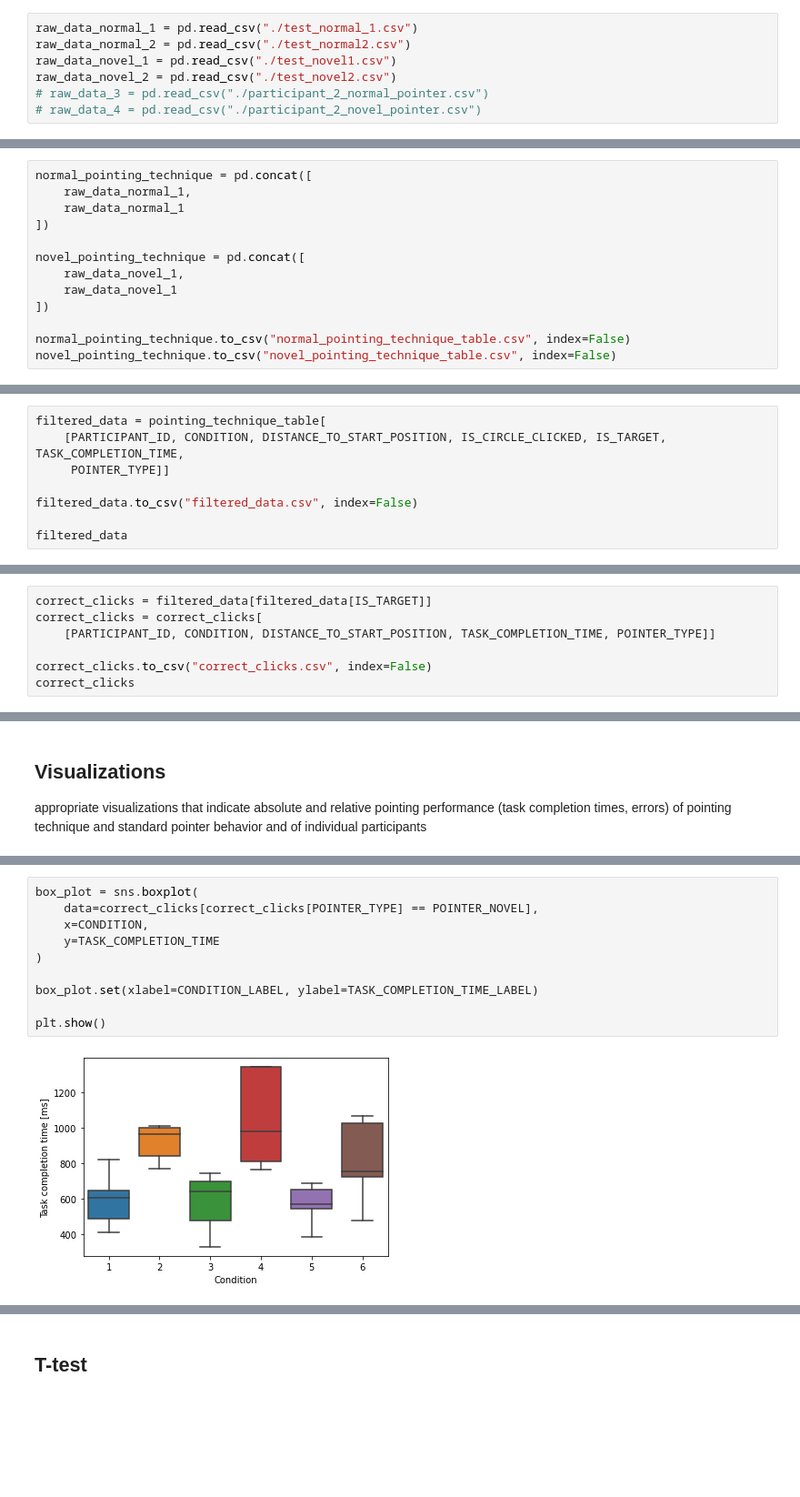
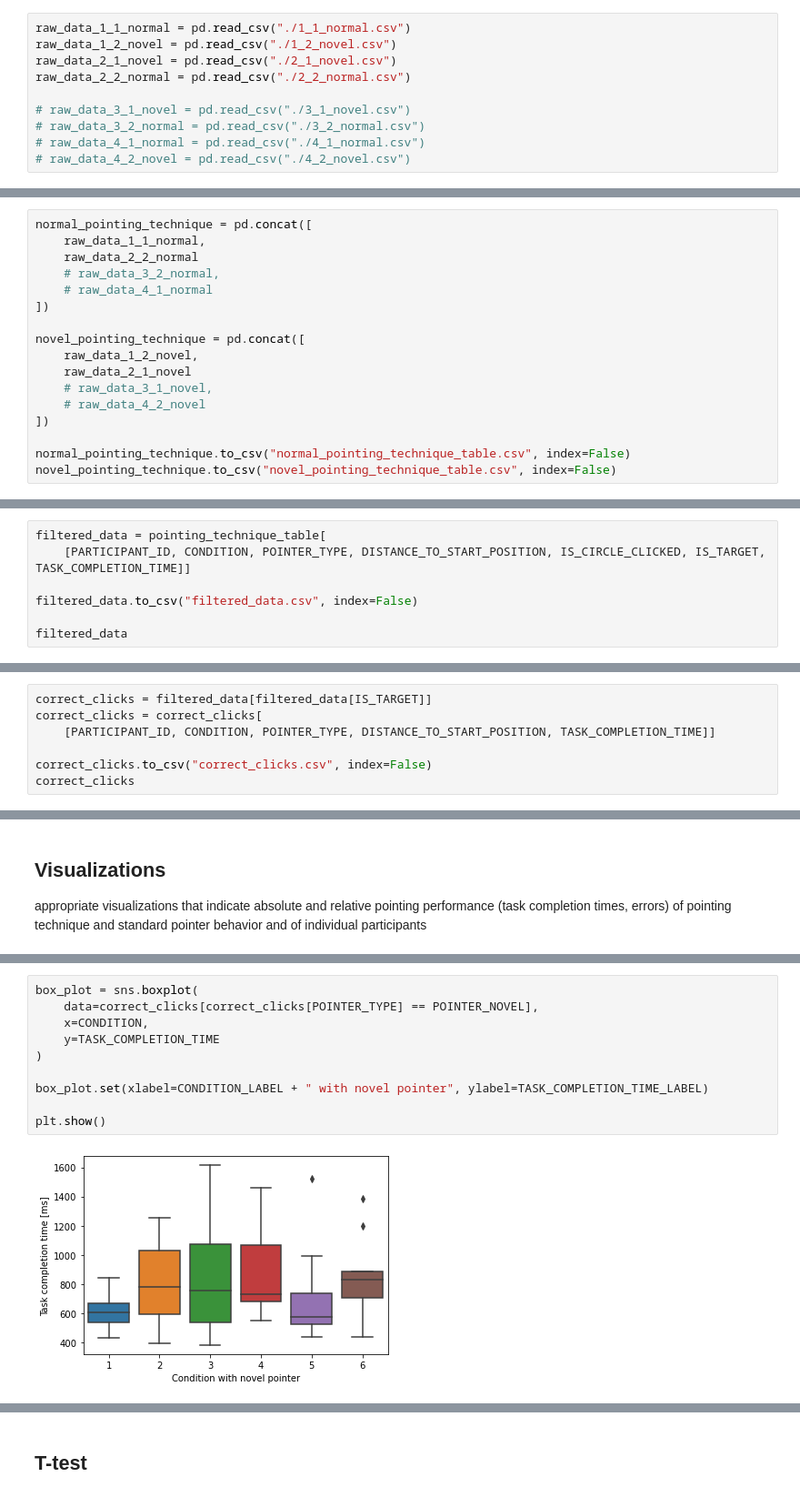
Before and after one commit to ITT-21SS-UR/assignment-04-sc, a Jupyter notebook: experiment/pointing_technique_experiment.ipynb, the cells around one changed output, grey strips where cells are left out. Shown at 91% size. Drawn from its saved outputs; the diff is of its cells as text; blank space fills up the shorter version.

```diff
--- a/experiment/pointing_technique_experiment.ipynb
+++ b/experiment/pointing_technique_experiment.ipynb
@@ -102,23 +105,30 @@ TASK_COMPLETION_TIME_LABEL = "Task completion time [ms]"
 # %% [markdown]
 ### Read csv file
 # %%
-raw_data_normal_1 = pd.read_csv("./test_normal_1.csv")
-raw_data_normal_2 = pd.read_csv("./test_normal2.csv")
-raw_data_novel_1 = pd.read_csv("./test_novel1.csv")
-raw_data_novel_2 = pd.read_csv("./test_novel2.csv")
-# raw_data_3 = pd.read_csv("./participant_2_normal_pointer.csv")
-# raw_data_4 = pd.read_csv("./participant_2_novel_pointer.csv")
+raw_data_1_1_normal = pd.read_csv("./1_1_normal.csv")
+raw_data_1_2_novel = pd.read_csv("./1_2_novel.csv")
+raw_data_2_1_novel = pd.read_csv("./2_1_novel.csv")
+raw_data_2_2_normal = pd.read_csv("./2_2_normal.csv")
+
+# raw_data_3_1_novel = pd.read_csv("./3_1_novel.csv")
+# raw_data_3_2_normal = pd.read_csv("./3_2_normal.csv")
+# raw_data_4_1_normal = pd.read_csv("./4_1_normal.csv")
+# raw_data_4_2_novel = pd.read_csv("./4_2_novel.csv")
 # %% [markdown]
 ### Combine the individual tables of the participants and save them
 # %%
 normal_pointing_technique = pd.concat([
-    raw_data_normal_1,
-    raw_data_normal_1
+    raw_data_1_1_normal,
+    raw_data_2_2_normal
+    # raw_data_3_2_normal,
+    # raw_data_4_1_normal
 ])
 
 novel_pointing_technique = pd.concat([
-    raw_data_novel_1,
-    raw_data_novel_1
+    raw_data_1_2_novel,
+    raw_data_2_1_novel
+    # raw_data_3_1_novel,
+    # raw_data_4_2_novel
 ])
 
 normal_pointing_technique.to_csv("normal_pointing_technique_table.csv", index=False)
@@ -184,8 +190,7 @@ pointing_technique_table
 ### Filter the data with relevant columns for analysis of task completion time and save the result
 # %%
 filtered_data = pointing_technique_table[
-    [PARTICIPANT_ID, CONDITION, DISTANCE_TO_START_POSITION, IS_CIRCLE_CLICKED, IS_TARGET, TASK_COMPLETION_TIME,
-     POINTER_TYPE]]
+    [PARTICIPANT_ID, CONDITION, POINTER_TYPE, DISTANCE_TO_START_POSITION, IS_CIRCLE_CLICKED, IS_TARGET, TASK_COMPLETION_TIME]]
 
 filtered_data.to_csv("filtered_data.csv", index=False)
 
@@ -209,7 +214,7 @@ filtered_data
 # %%
 correct_clicks = filtered_data[filtered_data[IS_TARGET]]
 correct_clicks = correct_clicks[
-    [PARTICIPANT_ID, CONDITION, DISTANCE_TO_START_POSITION, TASK_COMPLETION_TIME, POINTER_TYPE]]
+    [PARTICIPANT_ID, CONDITION, POINTER_TYPE, DISTANCE_TO_START_POSITION, TASK_COMPLETION_TIME]]
 
 correct_clicks.to_csv("correct_clicks.csv", index=False)
 correct_clicks
@@ -382,15 +387,15 @@ plt.show()
 # %%
 box_plot = sns.boxplot(
     data=correct_clicks[correct_clicks[POINTER_TYPE] == POINTER_NOVEL],
     x=CONDITION,
     y=TASK_COMPLETION_TIME
 )
 
-box_plot.set(xlabel=CONDITION_LABEL, ylabel=TASK_COMPLETION_TIME_LABEL)
+box_plot.set(xlabel=CONDITION_LABEL + " with novel pointer", ylabel=TASK_COMPLETION_TIME_LABEL)
 
 plt.show()
 # %% [output]
-[figure, old version]
+[figure, new version]
 # %%
 box_plot = sns.boxplot(
     data=correct_clicks,
```
Also changed, not shown: parts of 28 cells of this notebook, 6 other files.
